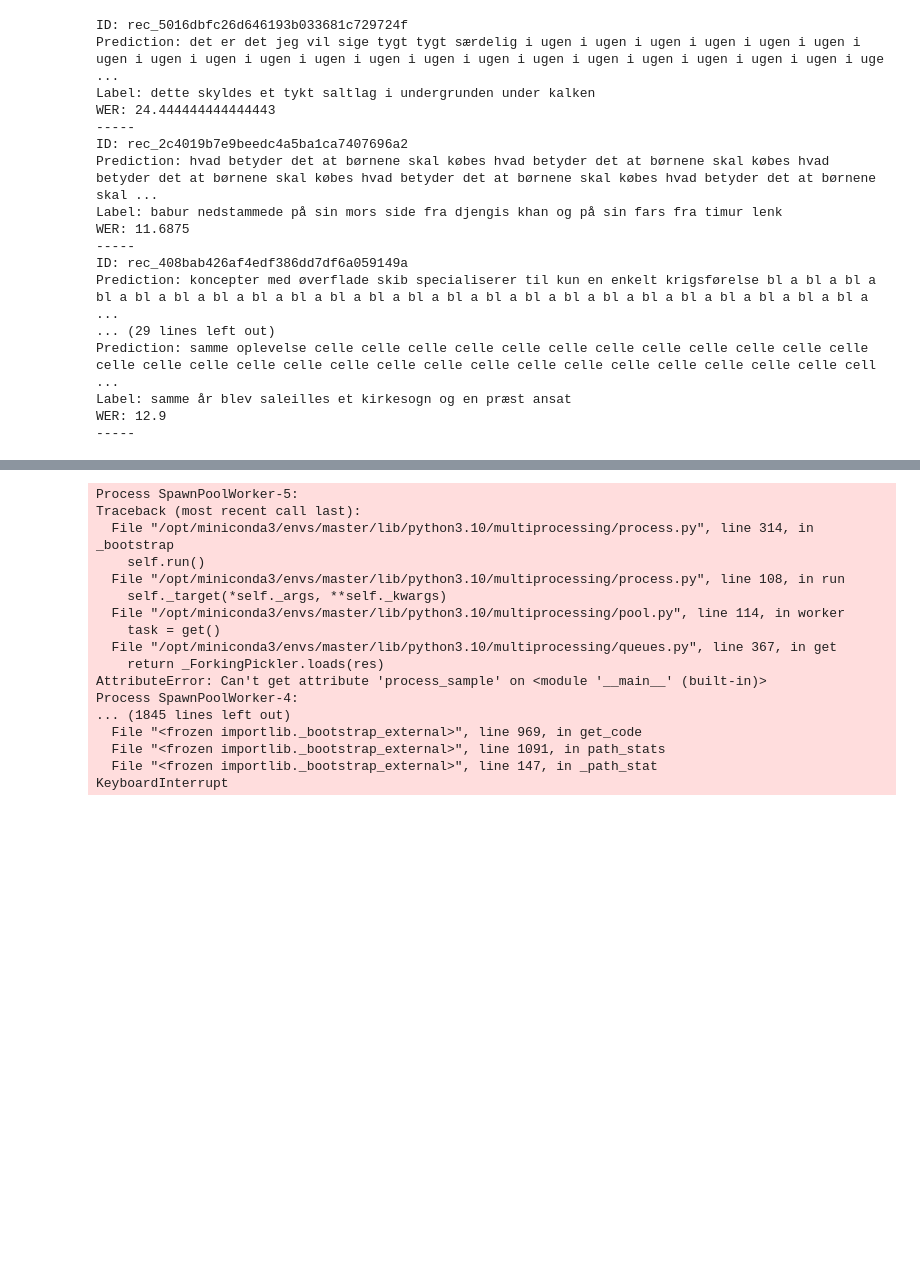
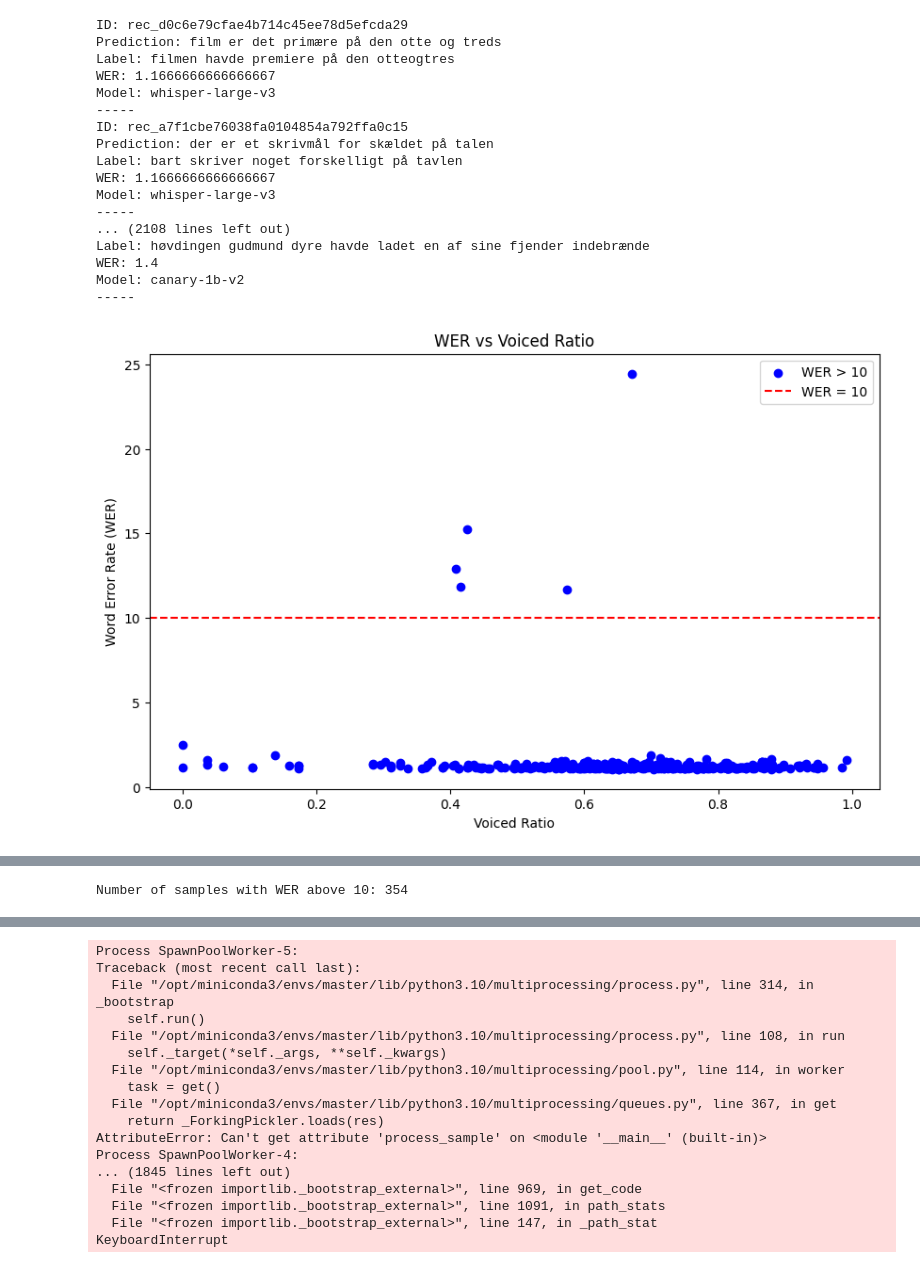
Before and after one commit to jhoffe/master_thesis, a Jupyter notebook: notebooks/evaluate_model.ipynb, the cells around one changed output, grey strips where cells are left out. Drawn from its saved outputs; the diff is of its cells as text; code cells hidden in the pictures; blank space fills up the shorter version.

```diff
--- a/notebooks/evaluate_model.ipynb
+++ b/notebooks/evaluate_model.ipynb
@@ -37,3 +35,0 @@ evaluation_dataset = Dataset.load_from_disk("../data/huggingface/datasets/test-s
-# %%
-# add the data from df_combined (voiced_ratio, mean_pitch_hz, median_pitch_hz) to df based on id
-df = df.merge(df_combined[["id", "voiced_ratio", "mean_pitch_hz", "median_pitch_hz"]], on="id", how="left")
@@ -52,28 +36,68 @@ df.describe()
 # %%
 # get all samples with WER above 10
-df_high_wer = df[(df["WER"] > 10.0) & (df["dataset_name"] == "coral-v2")]
+# models
+models = ["whisper-large-v3", "parakeet-tdt-0.6b-v3", "canary-1b-v2"]
+df_high_wer = df[(df["WER"] > 1) & (df["model"].isin(models))]
 # print all predictions and labels
 for index, row in df_high_wer.iterrows():
     print(f"ID: {row['id']}")
     print(f"Prediction: {row['prediction']}")
     print(f"Label: {row['label']}")
     print(f"WER: {row['WER']}")
+    # print model
+    print(f"Model: {row['model']}")
     print("-----")
+
+# make a plot of WER vs voiced_ratio
+import matplotlib.pyplot as plt
+
+plt.figure(figsize=(10, 6))
+plt.scatter(df_high_wer["voiced_ratio"], df_high_wer["WER"], c='blue', label='WER > 10')
+plt.xlabel("Voiced Ratio")
+plt.ylabel("Word Error Rate (WER)")
+plt.title("WER vs Voiced Ratio")
+plt.axhline(y=10, color='r', linestyle='--', label='WER = 10')
+plt.legend()
+plt.show()
+
+# also WER vs mean_pitch_hz
+plt.figure(figsize=(10, 6))
+plt.scatter(df_high_wer["mean_pitch_hz"], df_high_wer["WER"], c='green', label='WER > 10')
+plt.xlabel("Mean Pitch (Hz)")
+plt.ylabel("Word Error Rate (WER)")
+plt.title("WER vs Mean Pitch")
+plt.axhline(y=10, color='r', linestyle='--', label='WER = 10')
+plt.legend()
+plt.show()
+
+# also WER vs median_pitch_hz
+plt.figure(figsize=(10, 6))
+plt.scatter(df_high_wer["median_pitch_hz"], df_high_wer["WER"], c='orange', label='WER > 10')
+plt.xlabel("Median Pitch (Hz)")
+plt.ylabel("Word Error Rate (WER)")
+plt.title("WER vs Median Pitch")
+plt.axhline(y=10, color='r', linestyle='--', label='WER = 10')
+plt.legend()
+plt.show()
+
+# print the number of samples with WER above 10
+print(f"Number of samples with WER above 10: {len(df_high_wer)}")
 # %% [output]
-ID: rec_5016dbfc26d646193b033681c729724f
-Prediction: det er det jeg vil sige tygt tygt særdelig i ugen i ugen i ugen i ugen i ugen i ugen i ugen i ugen i ugen i ugen i ugen i ugen i ugen i ugen i ugen i ugen i ugen i ugen i ugen i ugen i uge ...
-Label: dette skyldes et tykt saltlag i undergrunden under kalken
-WER: 24.444444444444443
+ID: rec_d0c6e79cfae4b714c45ee78d5efcda29
+Prediction: film er det primære på den otte og treds
+Label: filmen havde premiere på den otteogtres
+WER: 1.1666666666666667
+Model: whisper-large-v3
 -----
-ID: rec_2c4019b7e9beedc4a5ba1ca7407696a2
-Prediction: hvad betyder det at børnene skal købes hvad betyder det at børnene skal købes hvad betyder det at børnene skal købes hvad betyder det at børnene skal købes hvad betyder det at børnene skal ...
-Label: babur nedstammede på sin mors side fra djengis khan og på sin fars fra timur lenk
-WER: 11.6875
+ID: rec_a7f1cbe76038fa0104854a792ffa0c15
+Prediction: der er et skrivmål for skældet på talen
+Label: bart skriver noget forskelligt på tavlen
+WER: 1.1666666666666667
+Model: whisper-large-v3
 -----
-ID: rec_408bab426af4edf386dd7df6a059149a
-Prediction: koncepter med øverflade skib specialiserer til kun en enkelt krigsførelse bl a bl a bl a bl a bl a bl a bl a bl a bl a bl a bl a bl a bl a bl a bl a bl a bl a bl a bl a bl a bl a bl a bl a ...
-... (29 lines left out)
-Prediction: samme oplevelse celle celle celle celle celle celle celle celle celle celle celle celle celle celle celle celle celle celle celle celle celle celle celle celle celle celle celle celle cell ...
-Label: samme år blev saleilles et kirkesogn og en præst ansat
-WER: 12.9
+... (2108 lines left out)
+Label: høvdingen gudmund dyre havde ladet en af sine fjender indebrænde
+WER: 1.4
+Model: canary-1b-v2
 -----
+[figure, added]
@@ -79,0 +106 @@ WER: 12.9
+Number of samples with WER above 10: 354
```
Also changed, not shown: parts of 6 cells of this notebook, 3 other files.
